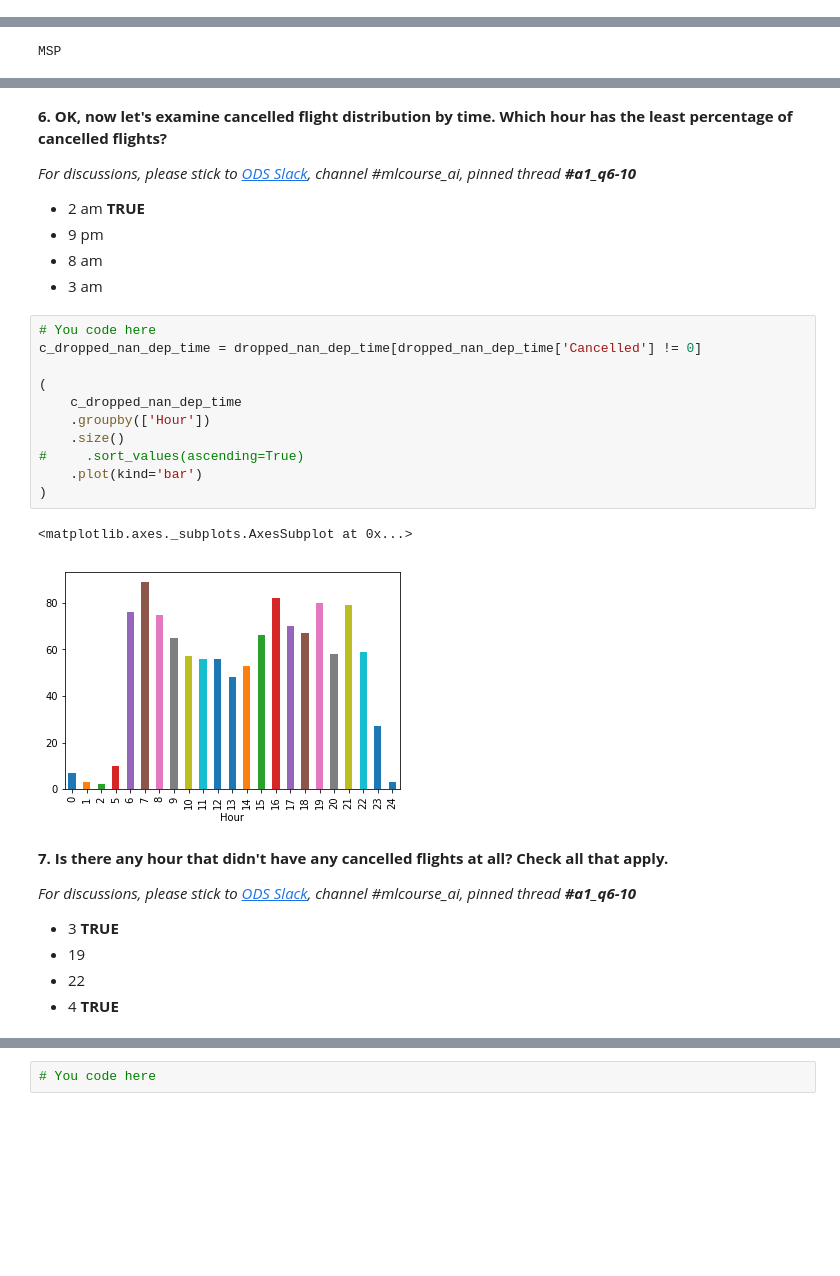
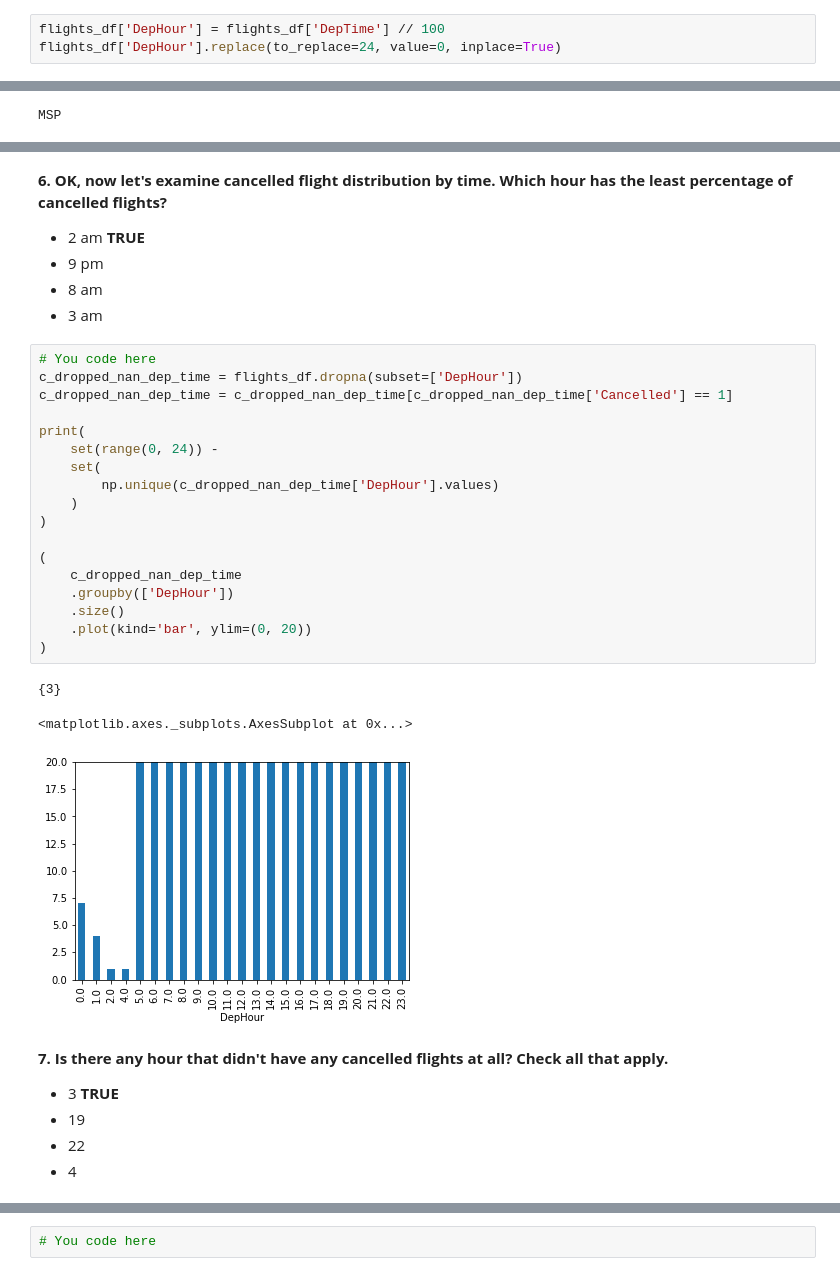
Before and after one commit to lavandosovich/ods_course, a Jupyter notebook: assignment1_USA_flights_EDA.ipynb, the cells around one changed output, grey strips where cells are left out. Saved outputs shown, nothing was run; the diff lists cells and outputs as text; blank space fills up the shorter version.

```diff
--- a/assignment1_USA_flights_EDA.ipynb
+++ b/assignment1_USA_flights_EDA.ipynb
@@ -265,0 +269,3 @@ num_flights_by_date.rolling(window=7).mean().plot();
+# %%
+flights_df['DepHour'] = flights_df['DepTime'] // 100
+flights_df['DepHour'].replace(to_replace=24, value=0, inplace=True)
@@ -398,7 +395,5 @@ dropped_nan_dep_time['Hour'].unique()
 # %% [markdown]
 **6. OK, now let's examine cancelled flight distribution by time. Which hour has the least percentage of cancelled flights?**<br>
-
-*For discussions, please stick to [ODS Slack](https://opendatascience.slack.com/), channel #mlcourse_ai, pinned thread __#a1_q6-10__*
 
 - 2 am __TRUE__
 - 9 pm
@@ -406,26 +401,32 @@ dropped_nan_dep_time['Hour'].unique()
 - 3 am
 # %%
 # You code here
-c_dropped_nan_dep_time = dropped_nan_dep_time[dropped_nan_dep_time['Cancelled'] != 0]
+c_dropped_nan_dep_time = flights_df.dropna(subset=['DepHour'])
+c_dropped_nan_dep_time = c_dropped_nan_dep_time[c_dropped_nan_dep_time['Cancelled'] == 1]
+
+print(
+    set(range(0, 24)) -
+    set(
+        np.unique(c_dropped_nan_dep_time['DepHour'].values)
+    )
+)
 
 (
     c_dropped_nan_dep_time
-    .groupby(['Hour'])
+    .groupby(['DepHour'])
     .size()
-#     .sort_values(ascending=True)
-    .plot(kind='bar')
+    .plot(kind='bar', ylim=(0, 20))
 )
 # %% [output]
-<matplotlib.axes._subplots.AxesSubplot at 0x...>
+{3}
+<matplotlib.axes._subplots.AxesSubplot at 0x...>
-[figure, old version]
+[figure, new version]
 # %% [markdown]
 **7. Is there any hour that didn't have any cancelled flights at all? Check all that apply.**
-
-*For discussions, please stick to [ODS Slack](https://opendatascience.slack.com/), channel #mlcourse_ai, pinned thread __#a1_q6-10__*
 
 - 3 __TRUE__
 - 19
 - 22
-- 4 __TRUE__
+- 4
 # %%
 # You code here
```
Also changed, not shown: parts of 73 cells of this notebook, 1 other file.
